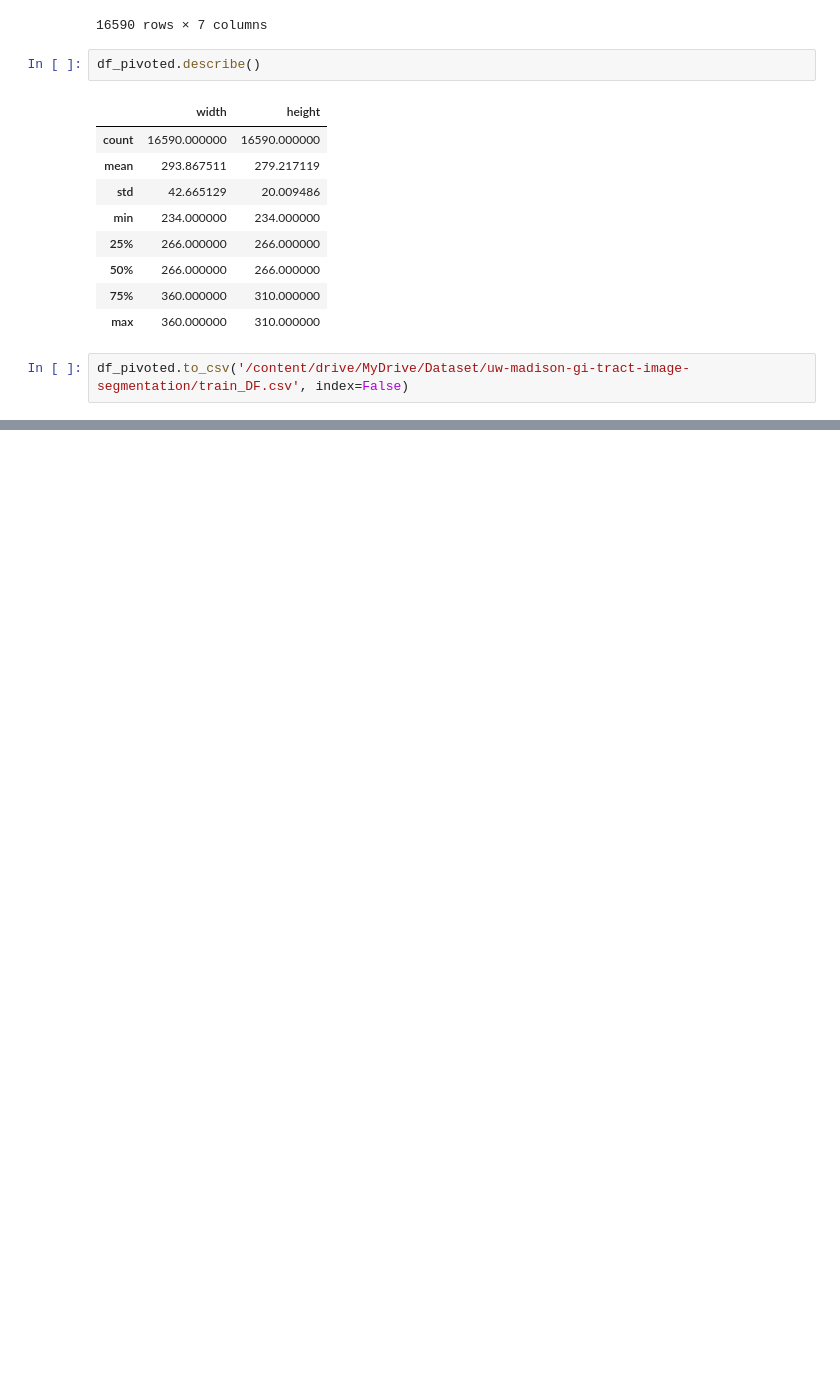
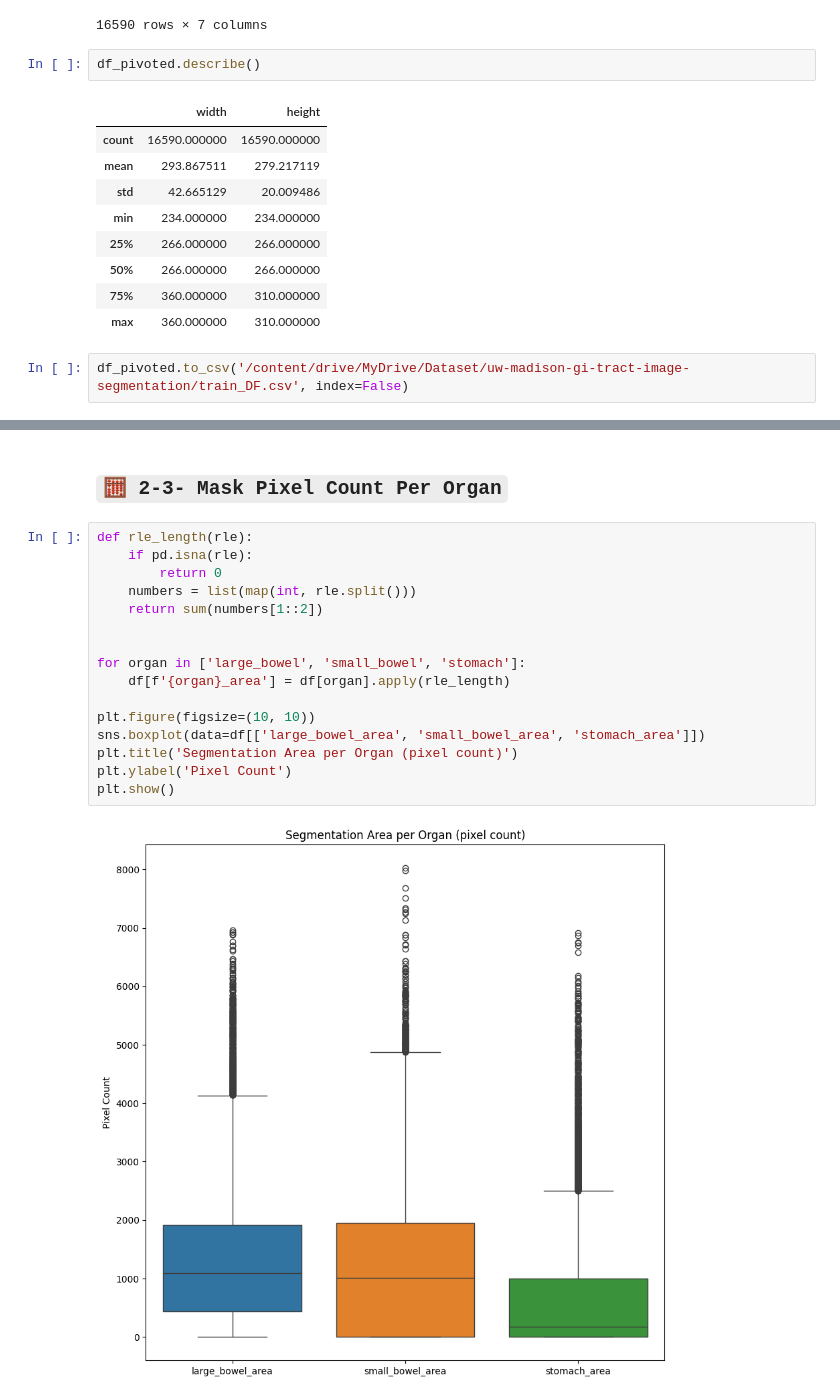
Before and after one commit to Hosein-Eskandari/Medical-Image-Segmentation, a Jupyter notebook: Medical-Image-Segmentation-UNet.ipynb, the cells around one changed output, grey strips where cells are left out. Saved outputs shown, nothing was run; the diff lists cells and outputs as text; blank space fills up the shorter version.

```diff
--- a/Medical-Image-Segmentation-UNet.ipynb
+++ b/Medical-Image-Segmentation-UNet.ipynb
@@ -278,0 +374,21 @@ df_pivoted.to_csv('/content/drive/MyDrive/Dataset/uw-madison-gi-tract-image-segm
+# %% [markdown]
+
+## **`🧮 2-3- Mask Pixel Count Per Organ`**
+# %%
+def rle_length(rle):
+    if pd.isna(rle):
+        return 0
+    numbers = list(map(int, rle.split()))
+    return sum(numbers[1::2])
+
+
+for organ in ['large_bowel', 'small_bowel', 'stomach']:
+    df[f'{organ}_area'] = df[organ].apply(rle_length)
+
+plt.figure(figsize=(10, 10))
+sns.boxplot(data=df[['large_bowel_area', 'small_bowel_area', 'stomach_area']])
+plt.title('Segmentation Area per Organ (pixel count)')
+plt.ylabel('Pixel Count')
+plt.show()
+# %% [output]
+[figure, added]
```
Also changed, not shown: parts of 21 cells of this notebook.
